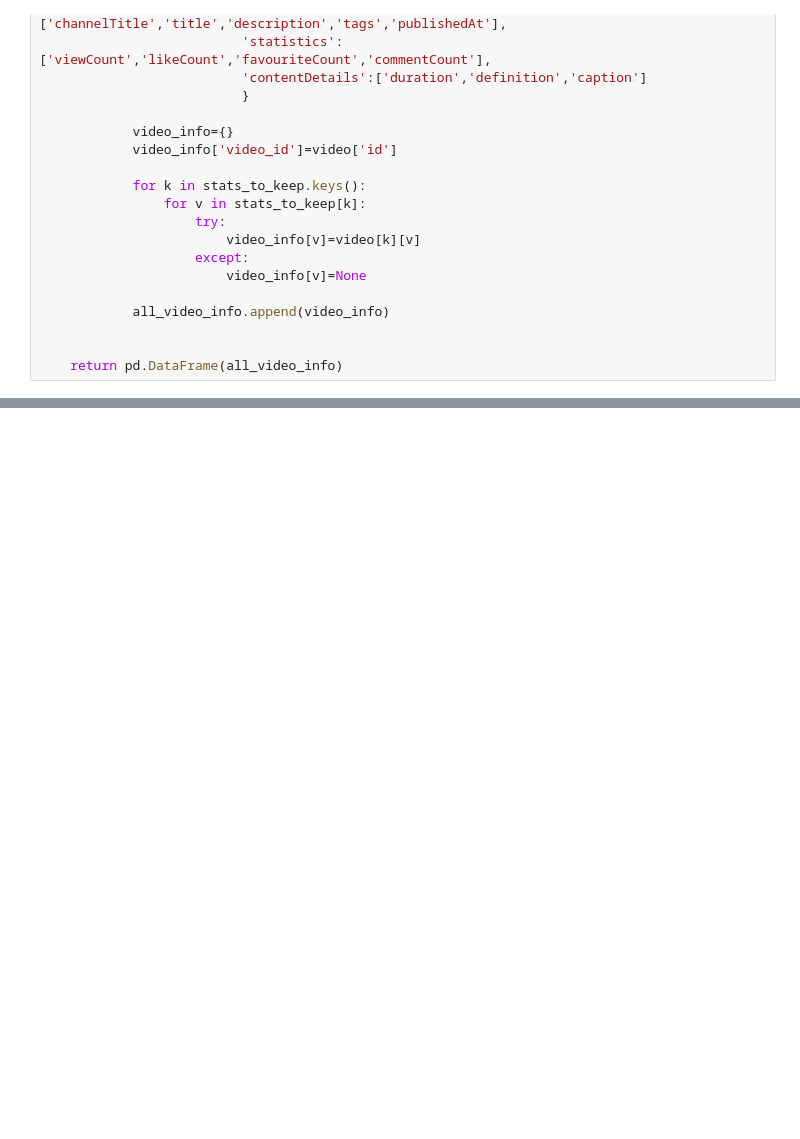
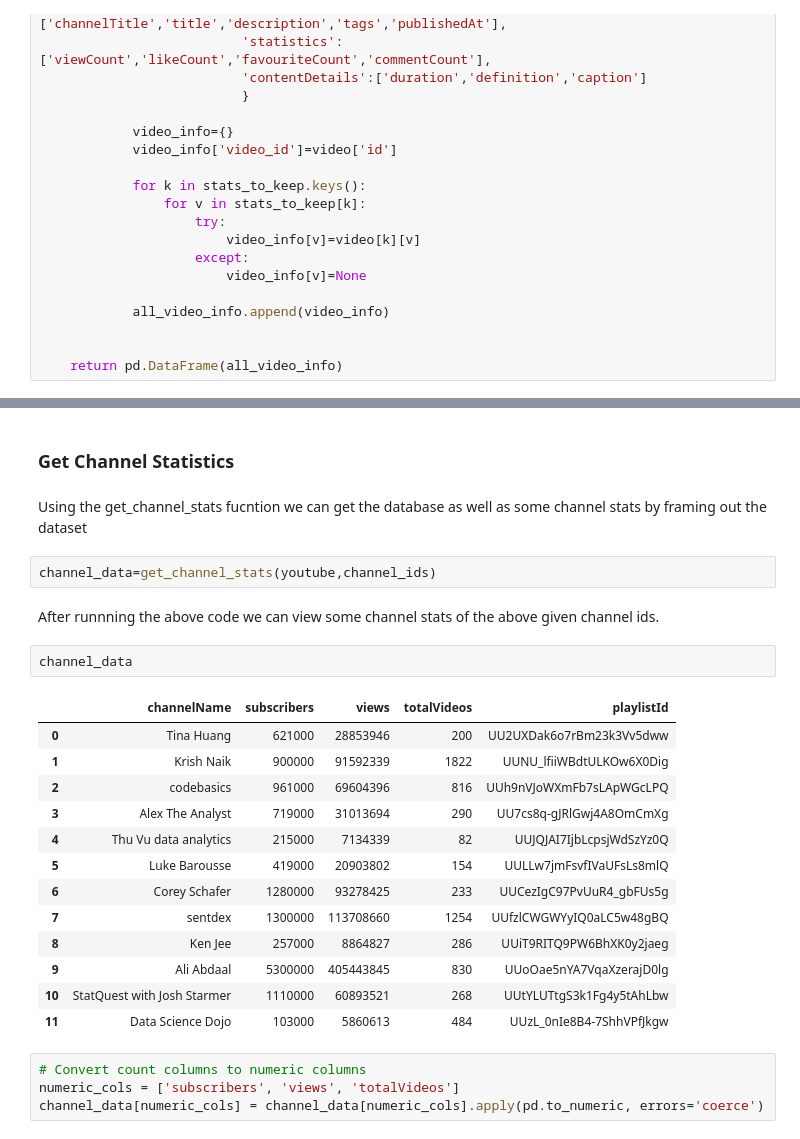
Before and after one commit to Riti70912/Video-Popularoty-Challenge, a Jupyter notebook: Yotube_video_Prediction.ipynb, the cells around one changed output, grey strips where cells are left out. Saved outputs shown, nothing was run; the diff lists cells and outputs as text; blank space fills up the shorter version.

```diff
--- a/Yotube_video_Prediction.ipynb
+++ b/Yotube_video_Prediction.ipynb
@@ -166,0 +193,28 @@ video_df
+# %% [markdown]
+### Get Channel Statistics
+# %% [markdown]
+Using the get_channel_stats fucntion we can get the database as well as some channel stats by framing out the dataset
+# %%
+channel_data=get_channel_stats(youtube,channel_ids)
+# %% [markdown]
+After runnning the above code we can view some channel stats of the above given channel ids.
+# %%
+channel_data
+# %% [output]
+|  | channelName | subscribers | views | totalVideos | playlistId |
+| 0 | Tina Huang | 621000 | 28853946 | 200 | UU2UXDak6o7rBm23k3Vv5dww |
+| 1 | Krish Naik | 900000 | 91592339 | 1822 | UUNU_lfiiWBdtULKOw6X0Dig |
+| 2 | codebasics | 961000 | 69604396 | 816 | UUh9nVJoWXmFb7sLApWGcLPQ |
+| 3 | Alex The Analyst | 719000 | 31013694 | 290 | UU7cs8q-gJRlGwj4A8OmCmXg |
+| 4 | Thu Vu data analytics | 215000 | 7134339 | 82 | UUJQJAI7IjbLcpsjWdSzYz0Q |
+| 5 | Luke Barousse | 419000 | 20903802 | 154 | UULLw7jmFsvfIVaUFsLs8mlQ |
+| 6 | Corey Schafer | 1280000 | 93278425 | 233 | UUCezIgC97PvUuR4_gbFUs5g |
+| 7 | sentdex | 1300000 | 113708660 | 1254 | UUfzlCWGWYyIQ0aLC5w48gBQ |
+| 8 | Ken Jee | 257000 | 8864827 | 286 | UUiT9RITQ9PW6BhXK0y2jaeg |
+| 9 | Ali Abdaal | 5300000 | 405443845 | 830 | UUoOae5nYA7VqaXzerajD0lg |
+| 10 | StatQuest with Josh Starmer | 1110000 | 60893521 | 268 | UUtYLUTtgS3k1Fg4y5tAhLbw |
+| 11 | Data Science Dojo | 103000 | 5860613 | 484 | UUzL_0nIe8B4-7ShhVPfJkgw |
+# %%
+# Convert count columns to numeric columns
+numeric_cols = ['subscribers', 'views', 'totalVideos']
+channel_data[numeric_cols] = channel_data[numeric_cols].apply(pd.to_numeric, errors='coerce')
```
Also changed, not shown: parts of 13 cells of this notebook.
